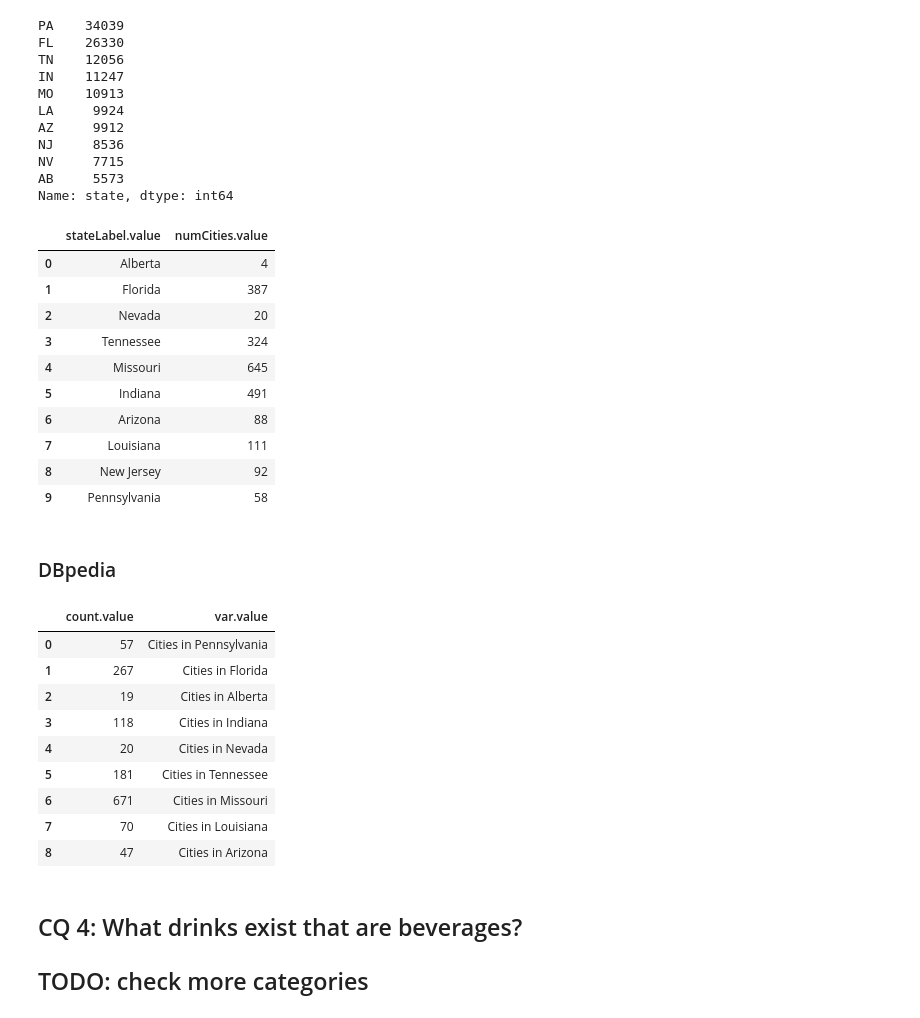
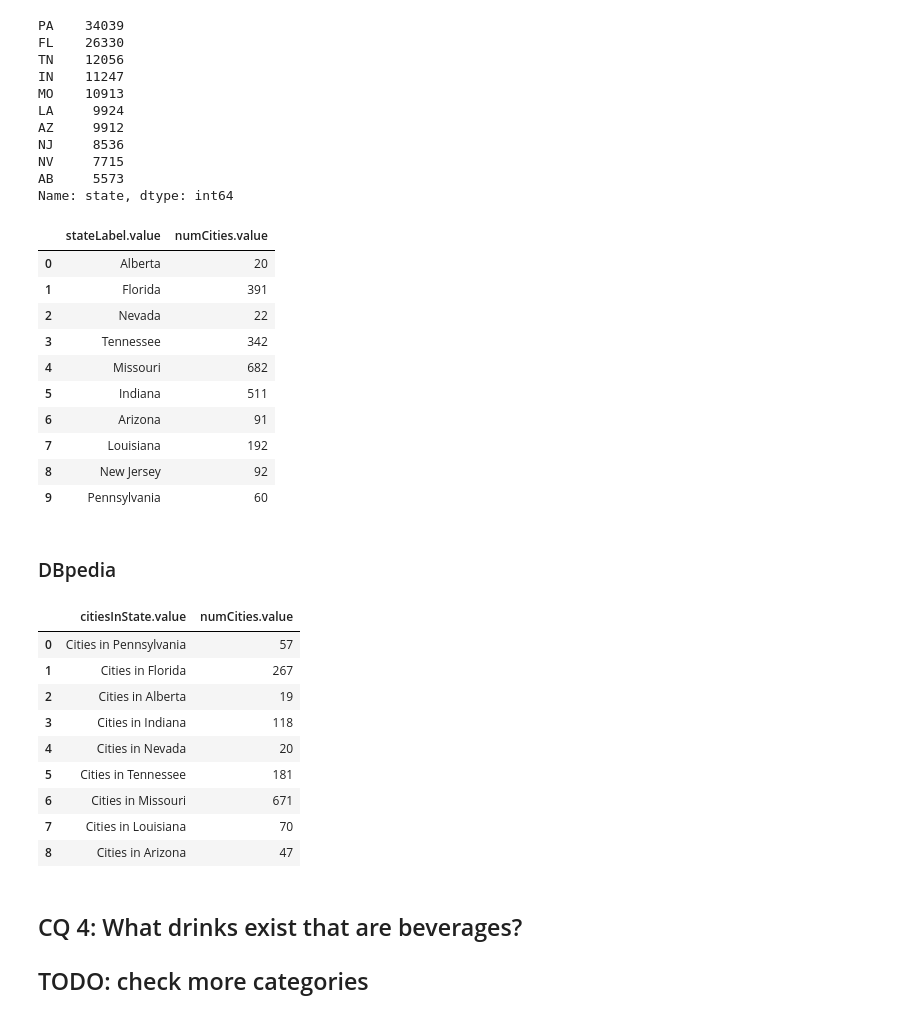
Before and after one commit to christiannielsen98/DVML-P7, a Jupyter notebook: Code/CompetencyQuestions/wikidata_competency_questions.ipynb, the cells around one changed output. Drawn from its saved outputs; the diff is of its cells as text; code cells hidden in the pictures.

```diff
--- a/Code/CompetencyQuestions/wikidata_competency_questions.ipynb
+++ b/Code/CompetencyQuestions/wikidata_competency_questions.ipynb
@@ -195,7 +195,7 @@ for key, value in sample_dict_updated.items():
     sparql_query = f"""
     SELECT DISTINCT ?city ?cityLabel ?state ?stateLabel
     WHERE{{
-    FILTER(STRSTARTS(?cityLabel, "{key}"@en)).
+    FILTER(CONTAINS(?cityLabel, "{key}"@en)).
     VALUES ?stateLabel {{"{value}"@en}}
     ?city rdfs:label ?cityLabel.
     ?city wdt:P131/wdt:P131 | wdt:P131 ?state .
@@ -256,24 +256,20 @@ wikidata_query(sparql_query=sparql_query)[['city.value','cityLabel.value', 'popu
 # %% [markdown]
 ## DBPedia
 # %%
-
 df = pd.DataFrame()
 for key, value in sample_dict_updated.items():
     sparql_query = f"""
-    SELECT ?val ?city ?cityName ?county ?state ?stateName
+    SELECT ?city ?cityName ?state ?stateName
     WHERE {{
-    VALUES ?val {{"{key}"}}
-    VALUES ?val2 {{"{value}"}}
-    ?city a dbo:City ;
-            dbp:name ?cityName  .
-            ?county dbo:county ?city .
-    ?county dbo:state ?state .
-    ?state dbp:name ?stateName .
-    FILTER(contains(str(?cityName), ?val) && contains(str(?stateName), ?val2)).
+        ?city dbo:subdivision ?state.
+        ?city dbp:name ?cityName.
+        ?state dbp:name ?stateName.
+        FILTER(contains(str(?cityName), "{key}") && contains(str(?stateName), "{value}")).
     }}
 
     """
     df2 = dbpedia_query(sparql_query=sparql_query)
     df = pd.concat([df, df2], ignore_index=True)
-df
+    pd.set_option('display.max_colwidth', None)
+df[['city.value', 'cityName.value', 'state.value', 'stateName.value']]
 # %% [output]
@@ -328,7 +354,7 @@ WHERE
     {{?city wdt:P31/wdt:P279* wd:Q515.}}
     UNION
     {{?city wdt:P31/wdt:P279* wd:Q15127012.}}
-    ?city wdt:P131/wdt:P131 ?state .
+    ?city wdt:P131/wdt:P131 | wdt:P131 ?state .
 }}
 GROUP BY ?state
 }}
@@ -339,52 +365,52 @@ SERVICE wikibase:label {{ bd:serviceParam wikibase:language "en". }}
 wikidata_query(sparql_query=sparql_query)[['stateLabel.value', 'numCities.value']]
 # %% [output]
 |  | stateLabel.value | numCities.value |
-| 0 | Alberta | 4 |
-| 1 | Florida | 387 |
-| 2 | Nevada | 20 |
-| 3 | Tennessee | 324 |
-| 4 | Missouri | 645 |
-| 5 | Indiana | 491 |
-| 6 | Arizona | 88 |
-| 7 | Louisiana | 111 |
+| 0 | Alberta | 20 |
+| 1 | Florida | 391 |
+| 2 | Nevada | 22 |
+| 3 | Tennessee | 342 |
+| 4 | Missouri | 682 |
+| 5 | Indiana | 511 |
+| 6 | Arizona | 91 |
+| 7 | Louisiana | 192 |
 | 8 | New Jersey | 92 |
-| 9 | Pennsylvania | 58 |
+| 9 | Pennsylvania | 60 |
 # %% [markdown]
 ### DBpedia
 # %%
 # Cities of list entities in DBpedia from https://dbpedia.org/page/Template:Cities_in_the_United_States
 sparql_query = """
-SELECT (COUNT(DISTINCT ?city) AS ?count) ?var
+SELECT (COUNT(DISTINCT ?city) AS ?numCities) ?citiesInState
 WHERE {
     ?city a dbo:City .
     ?city dct:subject ?location .
-    ?location rdfs:label ?var
-    VALUES ?var {
+    ?location rdfs:label ?citiesInState
+    VALUES ?citiesInState {
 "Cities in Florida"@en
 "Cities in Nevada"@en
 "Cities in Tennessee"@en
 "Cities in Missouri"@en
 "Cities in Indiana"@en
 "Cities in Arizona"@en
 "Cities in Louisiana"@en
 "Cities in New Jersey"@en
 "Cities in Pennsylvania"@en
 "Cities in Alberta"@en
 }
 }
 """
-dbpedia_query(sparql_query=sparql_query)[['count.value', 'var.value']]
+dbpedia_query(sparql_query=sparql_query)[['citiesInState.value','numCities.value']]
 # %% [output]
-|  | count.value | var.value |
-| 0 | 57 | Cities in Pennsylvania |
-| 1 | 267 | Cities in Florida |
-| 2 | 19 | Cities in Alberta |
-| 3 | 118 | Cities in Indiana |
-| 4 | 20 | Cities in Nevada |
-| 5 | 181 | Cities in Tennessee |
-| 6 | 671 | Cities in Missouri |
-| 7 | 70 | Cities in Louisiana |
-| 8 | 47 | Cities in Arizona |
+|  | citiesInState.value | numCities.value |
+| 0 | Cities in Pennsylvania | 57 |
+| 1 | Cities in Florida | 267 |
+| 2 | Cities in Alberta | 19 |
+| 3 | Cities in Indiana | 118 |
+| 4 | Cities in Nevada | 20 |
+| 5 | Cities in Tennessee | 181 |
+| 6 | Cities in Missouri | 671 |
+| 7 | Cities in Louisiana | 70 |
+| 8 | Cities in Arizona | 47 |
 # %% [markdown]
 ## CQ 4: What drinks exist that are beverages?
 ## TODO: check more categories
```
Also changed, not shown: parts of 8 cells of this notebook, 1 other file.
